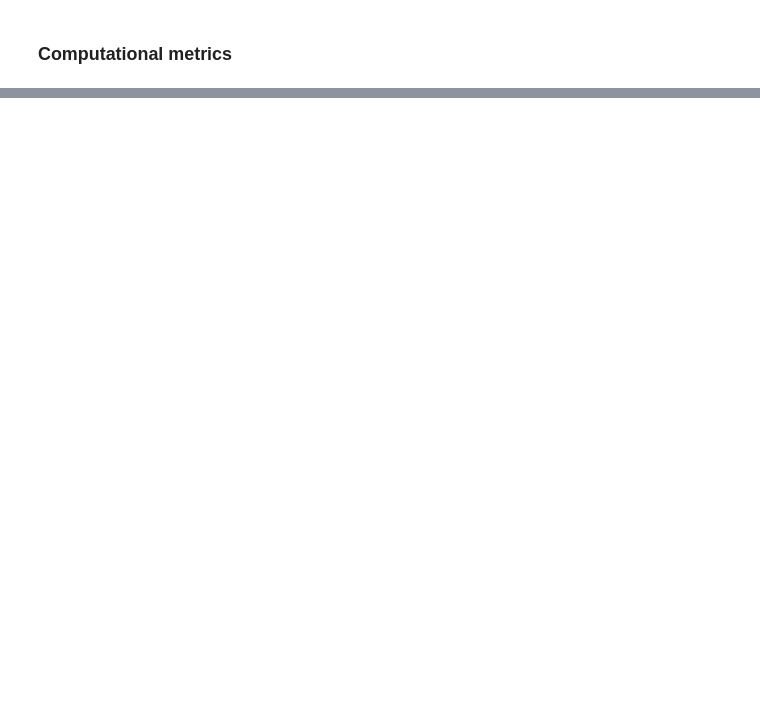
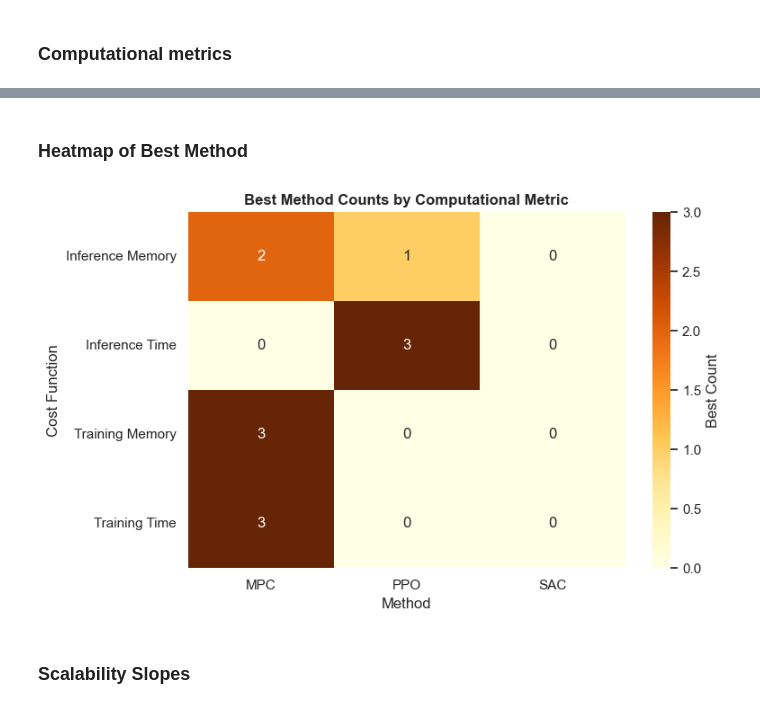
Before and after one commit to yijint/CityLearn_thesis, a Jupyter notebook: analysis.ipynb, the cells around one changed output, grey strips where cells are left out. Drawn from its saved outputs; the diff is of its cells as text; code cells hidden in the pictures; blank space fills up the shorter version.

```diff
--- a/analysis.ipynb
+++ b/analysis.ipynb
@@ -611,0 +632,34 @@ NameError: name 'df_long' is not defined
+# %% [markdown]
+### Heatmap of Best Method
+# %%
+df = computational_metrics.copy()
+
+# Ensure all methods are included (even if count is 0)
+methods = ['mpc', 'ppo', 'sac']
+df['best'] = pd.Categorical(df['best'], categories=methods)
+
+# Create pivot table and fill missing values with 0
+pivot = pd.crosstab(df['cost_function'], df['best']).reindex(columns=methods, fill_value=0)
+
+# Clean up cost function labels
+label_map = {
+    'training_time': 'Training Time',
+    'inference_time': 'Inference Time',
+    'training_ram': 'Training Memory',
+    'inference_ram': 'Inference Memory'
+}
+pivot.index = pivot.index.to_series().map(label_map)
+pivot.columns = ['MPC', 'PPO', 'SAC']  # Capitalize method names
+
+# Plot
+plt.figure(figsize=(8, 5))
+sns.heatmap(pivot, annot=True, cmap="YlOrBr", fmt="d", cbar_kws={'label': 'Best Count'})
+plt.title("Best Method Counts by Computational Metric", fontweight='bold')
+plt.ylabel("Cost Function")
+plt.xlabel("Method")
+plt.tight_layout()
+plt.show()
+# %% [output]
+[figure, added]
+# %% [markdown]
+### Scalability Slopes
```
Also changed, not shown: parts of 12 cells of this notebook.
